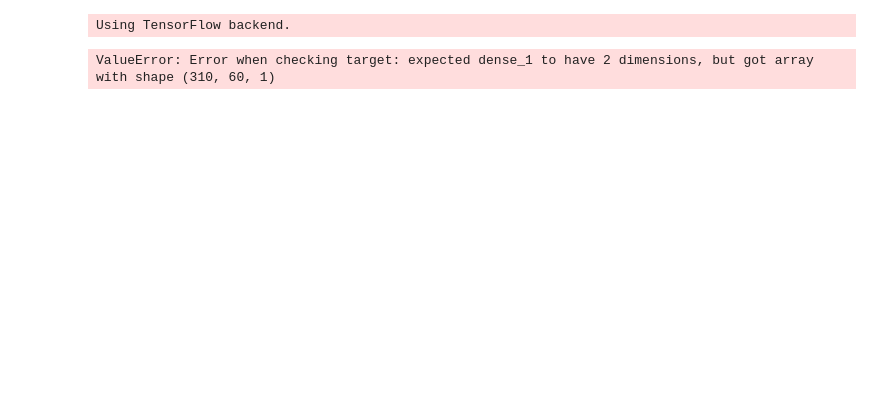
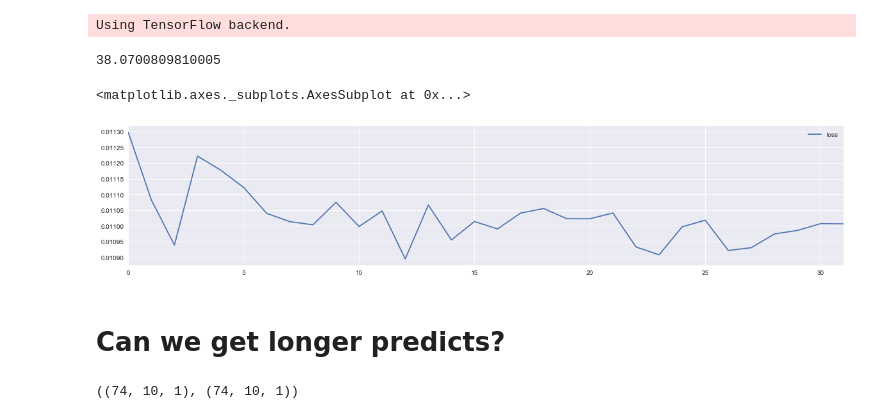
Before and after one commit to thepaulm/web-traffic-time-series-forecasting, a Jupyter notebook: Train Something.ipynb, the cells around one changed output. Saved outputs shown, nothing was run; the diff lists cells and outputs as text; code cells hidden in the pictures; blank space fills up the shorter version.

Commit message:
some training

```diff
--- a/Train Something.ipynb
+++ b/Train Something.ipynb
@@ -79,4 +92,10 @@ from timeit import default_timer as timer
 # %%
+class TrainContext(object):
+    def __init__(self, model, history, train_time):
+        self.model = model
+        self.history = history
+        self.train_time = train_time
+
 def train_model(x, y, units=64, cells=1, lr=1e-3, epochs=32, verbose=False):
     # create and fit the LSTM network
     model = Sequential()
@@ -95,7 +114,17 @@ def train_model(x, y, units=64, cells=1, lr=1e-3, epochs=32, verbose=False):
     start = timer()
     history = model.fit(x, y, epochs=epochs, batch_size=1, verbose=verbose)
     end = timer()
+    return TrainContext(model, history, end-start)
-# %%
-train_model(x, y)
-# %% [output]
-ValueError: Error when checking target: expected dense_1 to have 2 dimensions, but got array with shape (310, 60, 1)
+# %%
+ctx = train_model(x, y.squeeze(axis=2))
+# %%
+figsize = (20, 4)
+# %%
+ctx.train_time
+# %% [output]
+38.0700809810005
+# %%
+pd.DataFrame({"loss": ctx.history.history['loss']}).plot(figsize=figsize)
+# %% [output]
+<matplotlib.axes._subplots.AxesSubplot at 0x...>
+[figure, added]
@@ -101,0 +133,2 @@ ValueError: Error when checking target: expected dense_1 to have 2 dimensions, b
+# %% [markdown]
+# Can we get longer predicts?
@@ -101,0 +137,4 @@ ValueError: Error when checking target: expected dense_1 to have 2 dimensions, b
+# %%
+x.shape, y.shape
+# %% [output]
+((74, 10, 1), (74, 10, 1))
```
Also changed, not shown: parts of 84 cells of this notebook.
